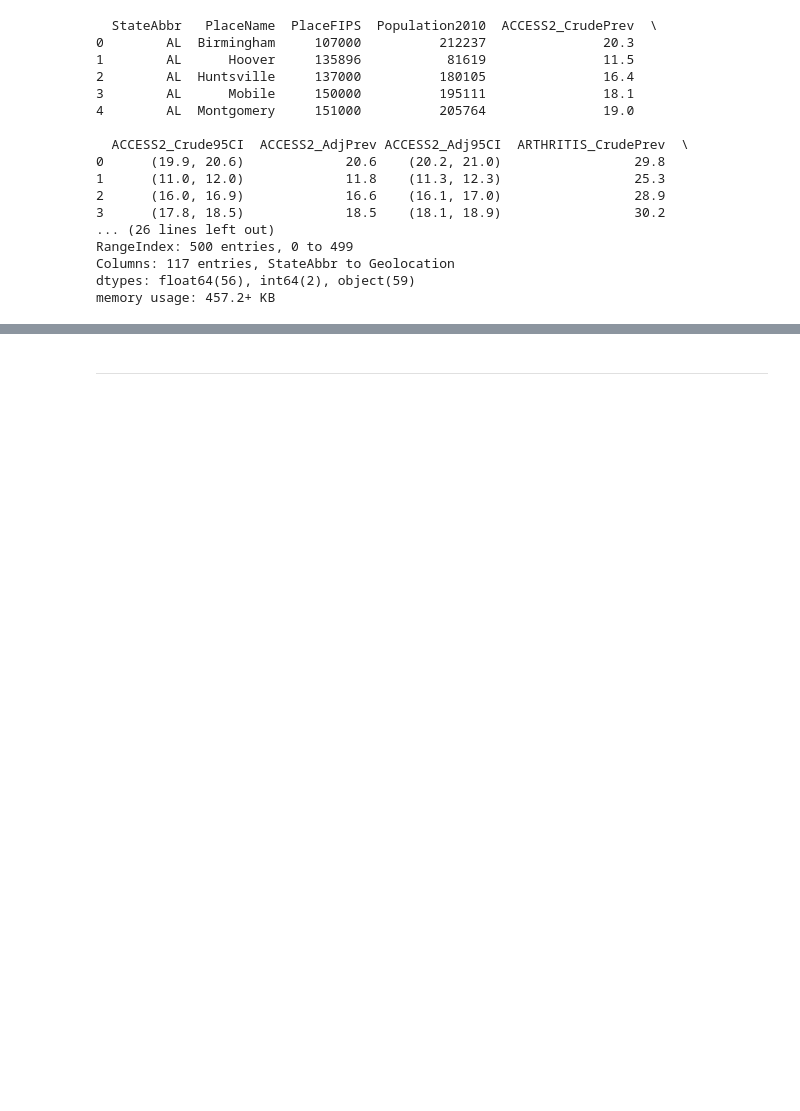
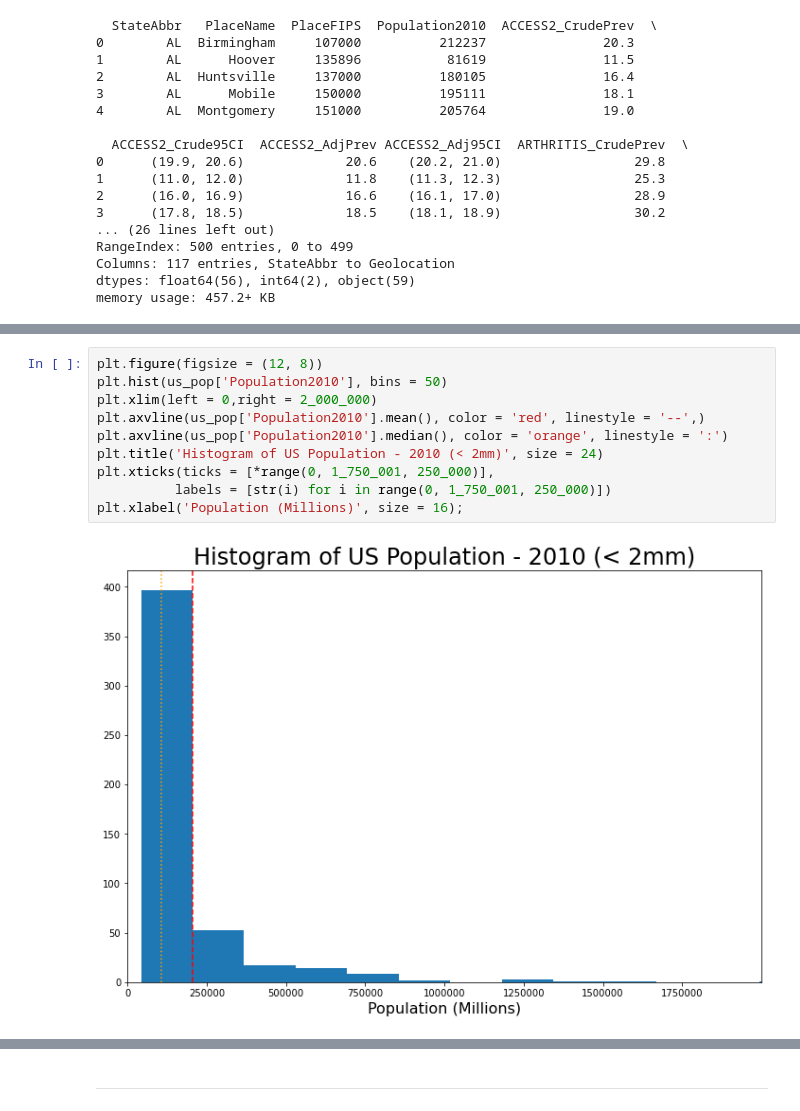
Before and after one commit to hank-butler/METAR_Data, a Jupyter notebook: code/01-data-cleaning.ipynb, the cells around one changed output, grey strips where cells are left out. Drawn from its saved outputs; the diff is of its cells as text; blank space fills up the shorter version.

```diff
--- a/code/01-data-cleaning.ipynb
+++ b/code/01-data-cleaning.ipynb
@@ -139,3 +133,15 @@ sns.displot(data = us_pop,
+# %%
+plt.figure(figsize = (12, 8))
+plt.hist(us_pop['Population2010'], bins = 50)
+plt.xlim(left = 0,right = 2_000_000)
+plt.axvline(us_pop['Population2010'].mean(), color = 'red', linestyle = '--',)
+plt.axvline(us_pop['Population2010'].median(), color = 'orange', linestyle = ':')
+plt.title('Histogram of US Population - 2010 (< 2mm)', size = 24)
+plt.xticks(ticks = [*range(0, 1_750_001, 250_000)],
+          labels = [str(i) for i in range(0, 1_750_001, 250_000)])
+plt.xlabel('Population (Millions)', size = 16);
+# %% [output]
+[figure, added]
 # %%
 # Which US Cities have populations larger than 1 Million
 us_pop[us_pop['Population2010'] >= 1_000_000].sort_values(by = 'Population2010', ascending = False)
```
Also changed, not shown: parts of 21 cells of this notebook.
